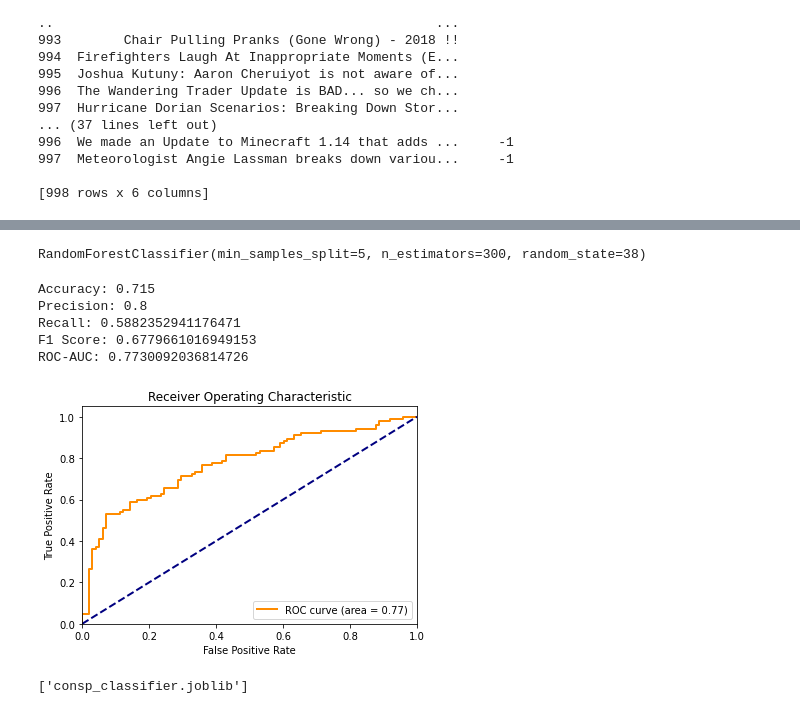
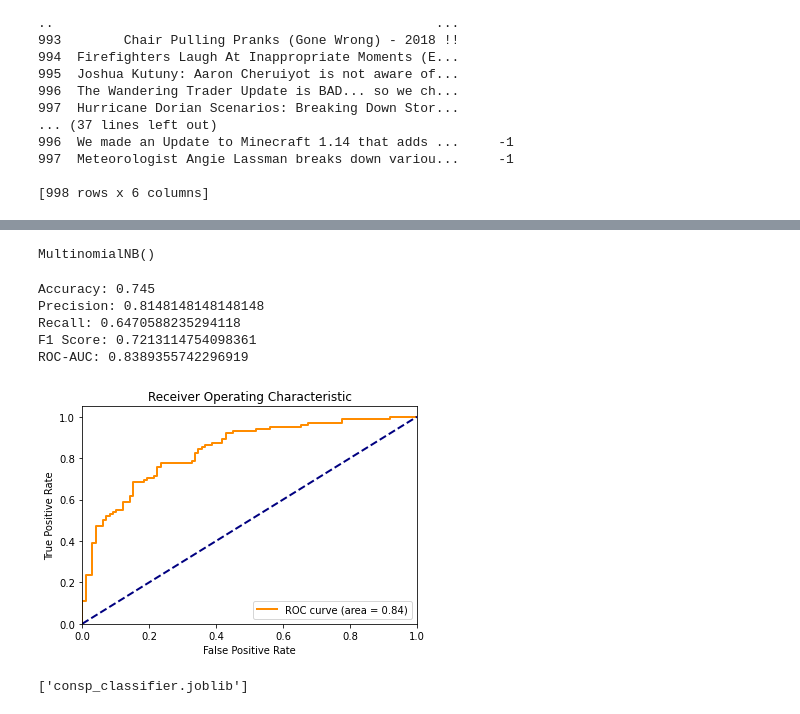
Before and after one commit to Zagitalc/consp, a Jupyter notebook: web2/clasifier2.ipynb, the cells around one changed output, grey strips where cells are left out. Cells and saved outputs as stored; diff of their text form; code cells hidden in the pictures.

```diff
--- a/web2/clasifier2.ipynb
+++ b/web2/clasifier2.ipynb
@@ -60,8 +60,6 @@ print(headers)
 # %% [output]
 Index(['title', 'channel_title', 'view_count', 'tags', 'description', 'label'], dtype='object')
 # %%
-
-
 # Specify the columns (categories) from which you want to drop rows with missing values
 columns_to_dropna = ["title", "channel_title", "view_count", "tags", "description", "label"]
 
@@ -75,6 +73,7 @@ new_df=pd.DataFrame(filtered_data)
 
 new_dataframe= pd.DataFrame({'title': new_df["title"].values,"channel_title": new_df["channel_title"].values,"view_count":new_df["view_count"].values,"tags":new_df["tags"].values,"description":new_df["description"].values,'label': new_df["label"].values})
 print(new_dataframe)
+new_df=new_dataframe
 # %% [output]
                                                  title  \
 0    The Second Book of Enoch (Human Voice, Read-Al...
@@ -99,7 +129,9 @@ print(new_dataframe)
 # %%
 
-X=concat_sample
+X = df_concat["text"]
+print (X)
 
 
 # The 'label' column contains the target labels
-y = new_dataframe['label']
+y = df_concat['label']
+print(y)
@@ -109,4 +159,9 @@ tfidf_vectorizer = TfidfVectorizer(max_features=1000, stop_words='english')
 
 X_train_tfidf = tfidf_vectorizer.fit_transform(X_train)
 X_test_tfidf = tfidf_vectorizer.transform(X_test)
+label_encoder = LabelEncoder()
+
+y_train_encoded = label_encoder.fit_transform(y_train)
+y_test_encoded = label_encoder.fit_transform(y_test)
+print(y_train_encoded)
 # %% [output]
@@ -133,63 +215,65 @@ print(X_train)
 consp_classifier = MultinomialNB()
 
 #classifier training
-consp_classifier.fit(X_train_tfidf, y_train)
+consp_classifier.fit(X_train_tfidf, y_train_encoded)
 # %% [output]
-RandomForestClassifier(min_samples_split=5, n_estimators=300, random_state=38)
+MultinomialNB()
 # %%
 from sklearn.metrics import accuracy_score, precision_score, recall_score, f1_score, roc_auc_score, roc_curve, auc
 import matplotlib.pyplot as plt
 
 
 
-y_pred = consp_classifier.predict(X_test)
+y_pred = consp_classifier.predict(X_test_tfidf)
+
 # performance metrics:
 # Accuracy
-accuracy = accuracy_score(y_test, y_pred)
+accuracy = accuracy_score(y_test_encoded, y_pred)
+
 print(f"Accuracy: {accuracy}")
 
 # Precision
-precision = precision_score(y_test, y_pred)
+precision = precision_score(y_test_encoded, y_pred)
 print(f"Precision: {precision}")
 
 # Recall
-recall = recall_score(y_test, y_pred)
+recall = recall_score(y_test_encoded, y_pred)
 print(f"Recall: {recall}")
 
 # F1 score
-f1 = f1_score(y_test, y_pred)
+f1 = f1_score(y_test_encoded, y_pred)
 print(f"F1 Score: {f1}")
 
 # ROC-AUC score
-roc_auc = roc_auc_score(y_test, consp_classifier.predict_proba(X_test)[:, 1])
+roc_auc = roc_auc_score(y_test_encoded, consp_classifier.predict_proba(X_test_tfidf)[:, 1])
 print(f"ROC-AUC: {roc_auc}")
 
 # Plot ROC curve
-fp, tp, thresholds = roc_curve(y_test, consp_classifier.predict_proba(X_test)[:, 1])
+fp, tp, thresholds = roc_curve(y_test_encoded, consp_classifier.predict_proba(X_test_tfidf)[:, 1])
 roc_auc = auc(fp, tp)
 
 plt.figure()
 plt.plot(
         fp,
         tp,
         color='darkorange',
         lw=2,
         label='ROC curve (area = %0.2f)' % roc_auc)
 plt.plot([0, 1], [0, 1], color='navy', lw=2, linestyle='--')
 plt.xlim([0.0, 1.0])
 plt.ylim([0.0, 1.05])
 plt.xlabel('False Positive Rate')
 plt.ylabel('True Positive Rate')
 plt.title('Receiver Operating Characteristic')
 plt.legend(loc="lower right")
 plt.show()
 # %% [output]
-Accuracy: 0.715
-Precision: 0.8
-Recall: 0.5882352941176471
-F1 Score: 0.6779661016949153
-ROC-AUC: 0.7730092036814726
+Accuracy: 0.745
+Precision: 0.8148148148148148
+Recall: 0.6470588235294118
+F1 Score: 0.7213114754098361
+ROC-AUC: 0.8389355742296919
-[figure, old version]
+[figure, new version]
 # %%
 import joblib
 
```
Also changed, not shown: parts of 7 cells of this notebook, 1 other file.
